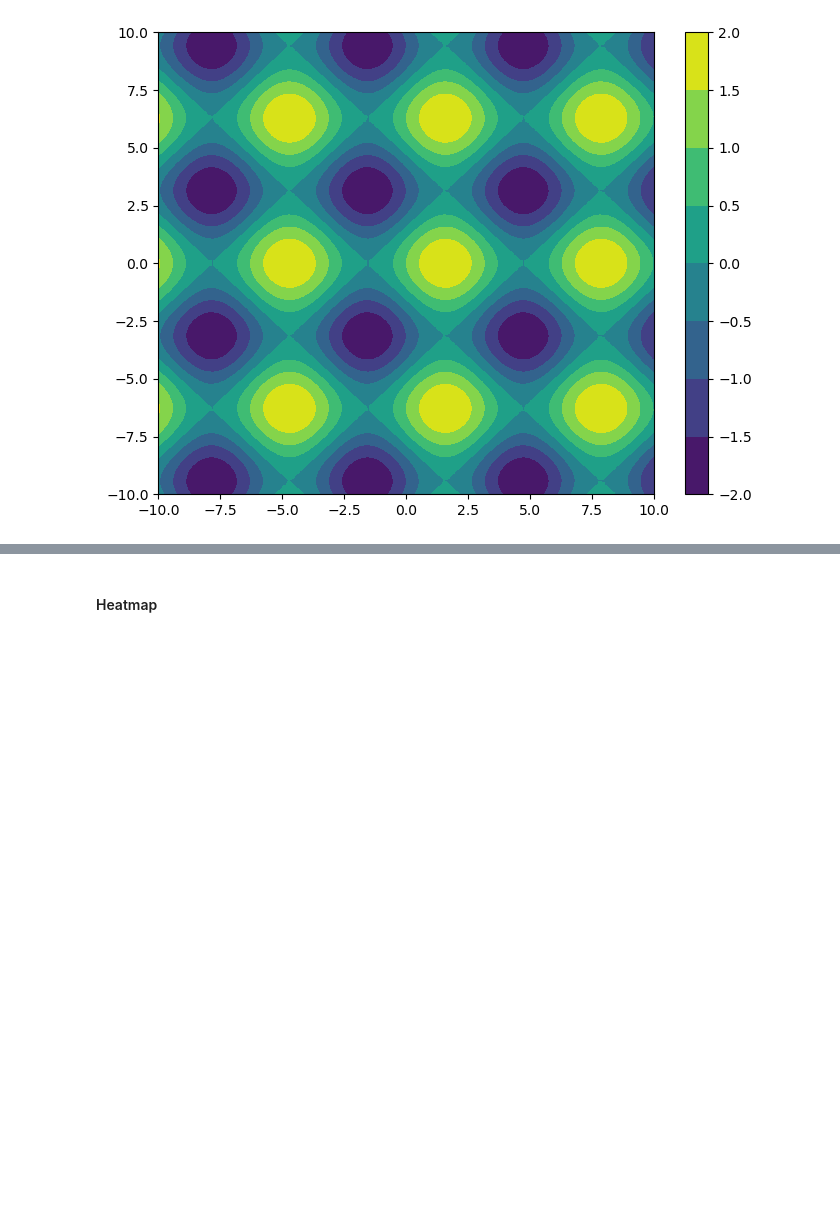
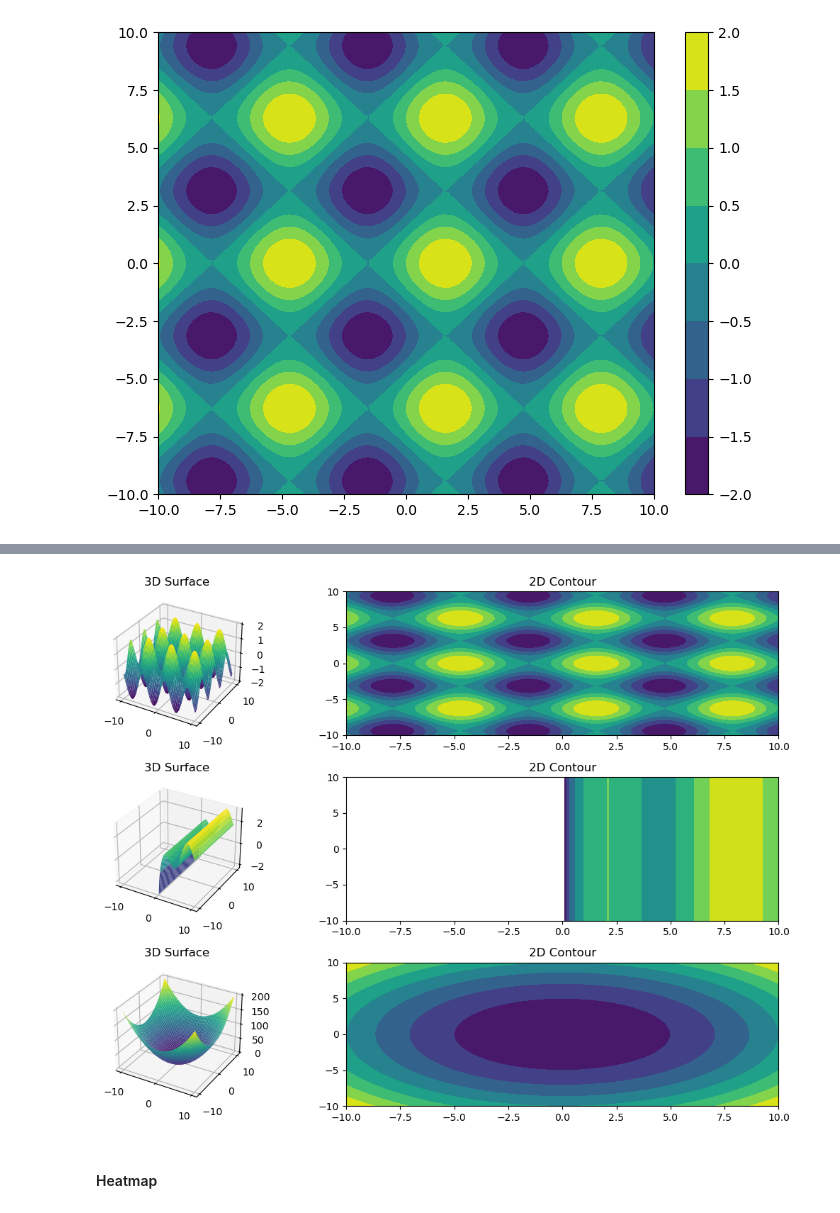
Before and after one commit to VidyanandYadav/Data-science-Journey, a Jupyter notebook: Session24_Advanced_Matplotlib.ipynb, the cells around one changed output, grey strips where cells are left out. Saved outputs shown, nothing was run; the diff lists cells and outputs as text; code cells hidden in the pictures; blank space fills up the shorter version.

```diff
--- a/Session24_Advanced_Matplotlib.ipynb
+++ b/Session24_Advanced_Matplotlib.ipynb
@@ -394,3 +452,34 @@ fig.colorbar(p)
+# %%
+# Now plotting all 6 in a single plane
+fig = plt.figure(figsize = (12,8))
+ax1 = fig.add_subplot(3,2,1,projection = '3d')
+ax1.plot_surface(xx,yy,zz,cmap = 'viridis')
+ax1.set_title('3D Surface')
+
+ax2 = fig.add_subplot(3,2,2)
+ax2.contourf(xx,yy,zz,cmap = 'viridis')
+ax2.set_title('2D Contour')
+
+ax3 = fig.add_subplot(3,2,3,projection = '3d')
+ax3.plot_surface(xx,yy,zzz,cmap = 'viridis')
+ax3.set_title('3D Surface')
+
+ax4 = fig.add_subplot(3,2,4)
+ax4.contourf(xx,yy,zzz,cmap = 'viridis')
+ax4.set_title('2D Contour')
+
+ax5 = fig.add_subplot(3,2,5,projection = '3d')
+ax5.plot_surface(xx,yy,z,cmap = 'viridis')
+ax5.set_title('3D Surface')
+
+ax6 = fig.add_subplot(3,2,6)
+ax6.contourf(xx,yy,z,cmap = 'viridis')
+ax6.set_title('2D Contour')
+
+plt.tight_layout()
+plt.show()
+# %% [output]
+[figure, added]
 # %% [markdown]
 #### Heatmap
 # %%
```
Also changed, not shown: parts of 7 cells of this notebook.
